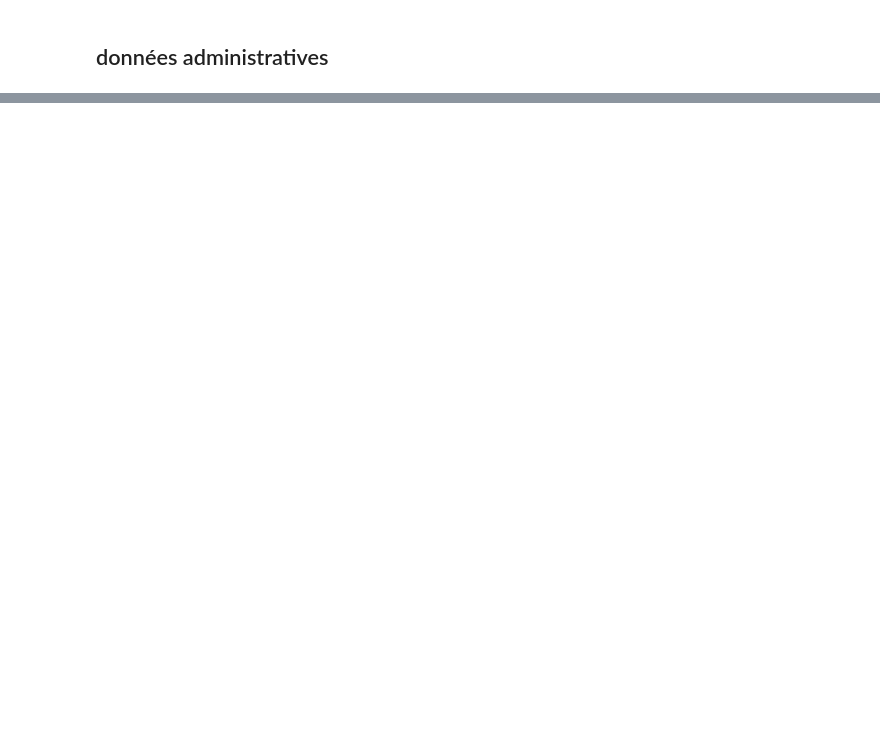
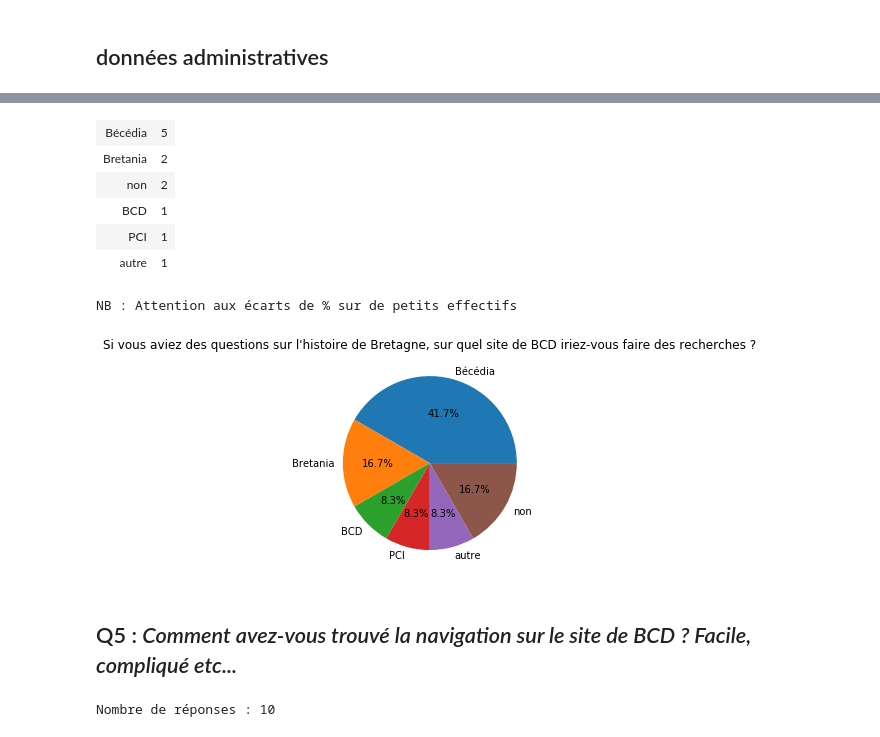
Before and after one commit to LarusRidi/Questionnaire_accueil_BCD, a Jupyter notebook: questionnaire.ipynb, the cells around one changed output, grey strips where cells are left out. Cells and saved outputs as stored; diff of their text form; code cells hidden in the pictures; blank space fills up the shorter version.

```diff
--- a/questionnaire.ipynb
+++ b/questionnaire.ipynb
@@ -339,0 +260,4 @@ la navigation n'est pas facile car le site et ses rubriques est plutôt dense. L
+# %%
+q4 = "Si vous aviez des questions sur l'histoire de Bretagne, \
+sur quel site de BCD iriez-vous faire des recherches ?"
+print('Nombre de réponses : {}'.format(len(df[q4].dropna())))
@@ -339,0 +291,29 @@ la navigation n'est pas facile car le site et ses rubriques est plutôt dense. L
+# %%
+reponses4 = {
+    'Bécédia':5,
+    'Bretania':2,
+    'BCD':1,
+    'PCI':1,
+    'autre':1,
+    'non':2
+}
+plt.pie(reponses4.values(), labels=reponses4.keys(),autopct='%1.1f%%');
+plt.title(df[q4].name)
+display(DictTable(tri_dico(reponses4)))
+print('NB : Attention aux écarts de % sur de petits effectifs')
+# %% [output]
+| Bécédia | 5 |
+| Bretania | 2 |
+| non | 2 |
+| BCD | 1 |
+| PCI | 1 |
+| autre | 1 |
+NB : Attention aux écarts de % sur de petits effectifs
+[figure, added]
+# %% [markdown]
+## Q5 : _Comment avez-vous trouvé la navigation sur le site de BCD ? Facile, compliqué etc..._
+# %%
+q5 = "Comment avez-vous trouvé la navigation sur le site de BCD ? Facile, compliqué etc..."
+print('Nombre de réponses : {}'.format(len(df[q5].dropna())))
+# %% [output]
+Nombre de réponses : 10
```
Also changed, not shown: parts of 70 cells of this notebook, 1 other file.
